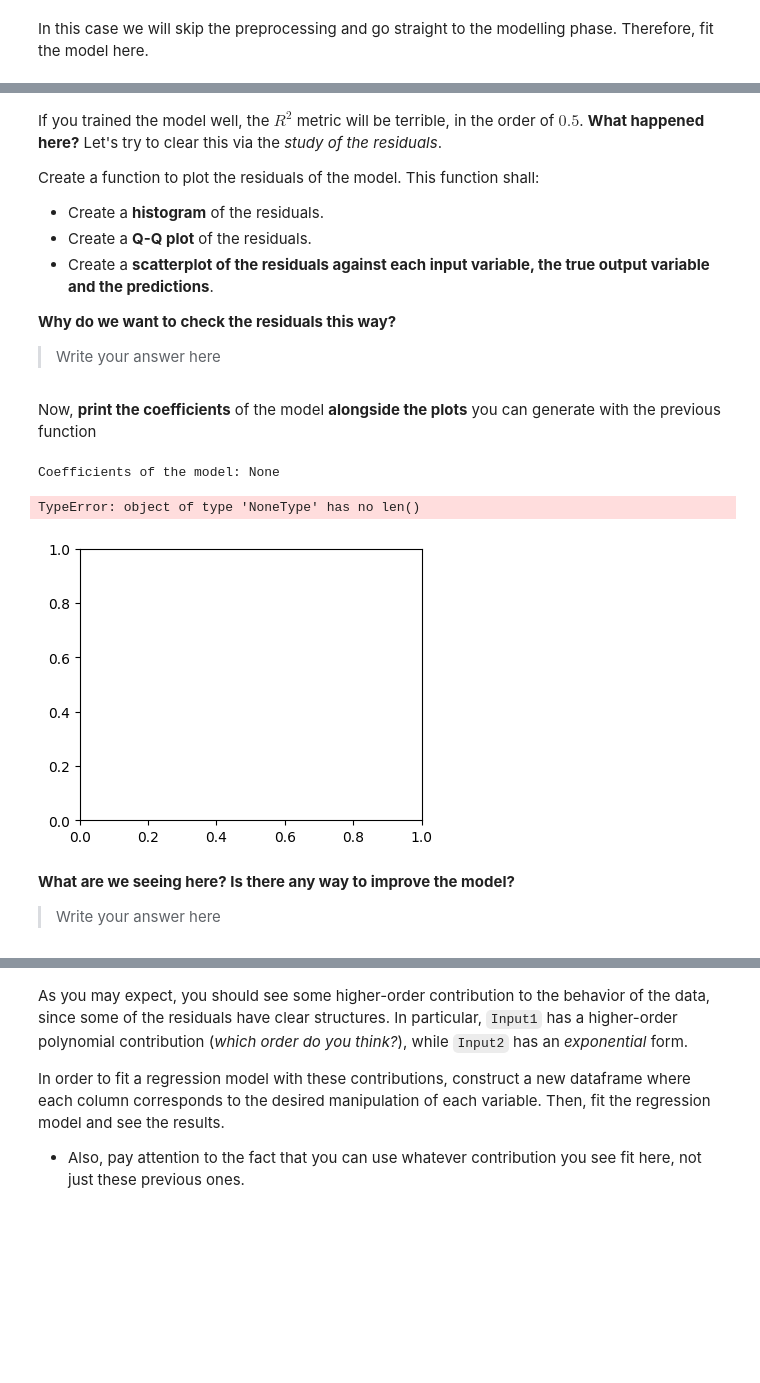
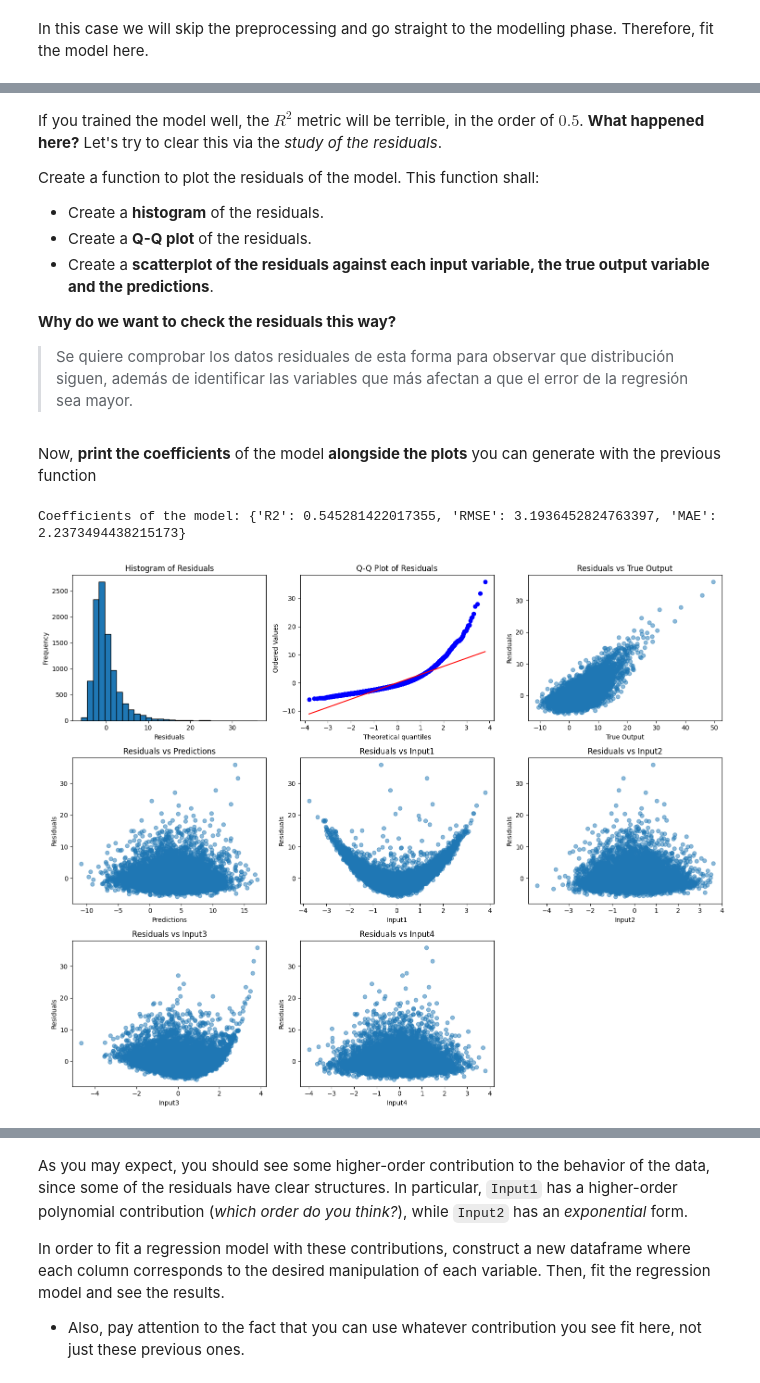
Before and after one commit to ICAI-IMAT-ML/p2-4-javiermiguezz, a Jupyter notebook: notebook/Lab_2_4_LR2.ipynb, the cells around one changed output, grey strips where cells are left out. Cells and saved outputs as stored; diff of their text form; code cells hidden in the pictures; blank space fills up the shorter version.

```diff
--- a/notebook/Lab_2_4_LR2.ipynb
+++ b/notebook/Lab_2_4_LR2.ipynb
@@ -97,7 +97,7 @@ Create a function to plot the residuals of the model. This function shall:
 
 **Why do we want to check the residuals this way?**
 
-> Write your answer here
+> Se quiere comprobar los datos residuales de esta forma para observar que distribución siguen, además de identificar las variables que más afectan a que el error de la regresión sea mayor.
 # %%
 def plot_residuals(data, output_column, prediction_column):
     """
@@ -111,7 +111,7 @@ def plot_residuals(data, output_column, prediction_column):
         prediction_column (str): The name of the prediction column.
     """
     # TODO: Calculate residuals
-    residuals = None
+    residuals = data[output_column] - data[prediction_column]
 
     num_features = len(data.columns) - 2  # Exclude output and prediction columns
 
@@ -129,12 +129,12 @@ def plot_residuals(data, output_column, prediction_column):
 
     # TODO: Plot Q-Q plot of residuals (tip: use stats.probplot from scipy)
     plt.subplot(num_rows, num_cols, 2)
-    stats.probplot(None, None, None)       # Fill the code here
+    stats.probplot(residuals, dist="norm", plot=plt)       # Fill the code here
     plt.title('Q-Q Plot of Residuals')
 
     # TODO: Plot residuals against output variable
     plt.subplot(num_rows, num_cols, 3)
-    plt.scatter(None, None, alpha=0.5)     # Fill the code here
+    plt.scatter(data[output_column], residuals, alpha=0.5)     # Fill the code here
     plt.title('Residuals vs True Output')
     plt.xlabel('True Output')
     plt.ylabel('Residuals')
@@ -150,7 +150,7 @@ def plot_residuals(data, output_column, prediction_column):
     for i, col in enumerate(data.columns):
         if col not in [output_column, prediction_column]:
             plt.subplot(num_rows, num_cols, i + 5)
-            plt.scatter(None, None, alpha=0.5)   # Fill the code here
+            plt.scatter(data[col], residuals, alpha=0.5)   # Fill the code here
             plt.title(f'Residuals vs {col}')
             plt.xlabel(col)
             plt.ylabel('Residuals')
@@ -161,16 +161,12 @@ def plot_residuals(data, output_column, prediction_column):
 Now, **print the coefficients** of the model **alongside the plots** you can generate with the previous function
 # %%
 # TODO:  First, construct a dictionary of the coefficients to print them
-coef_dict = None
+coef_dict = evaluate_regression(y, linreg.predict(X))
 print(f"Coefficients of the model: {coef_dict}")
 
 # Plot the residuals for the predictions
 data["Predictions"] = linreg.predict(X)
 plot_residuals(data, 'Output', 'Predictions')
 # %% [output]
-Coefficients of the model: None
+Coefficients of the model: {'R2': 0.545281422017355, 'RMSE': 3.1936452824763397, 'MAE': 2.2373494438215173}
-TypeError: object of type 'NoneType' has no len()
-[figure, old version]
+[figure, new version]
-# %% [markdown]
-**What are we seeing here? Is there any way to improve the model?**
-> Write your answer here
```
Also changed, not shown: parts of 12 cells of this notebook, 1 other file.
